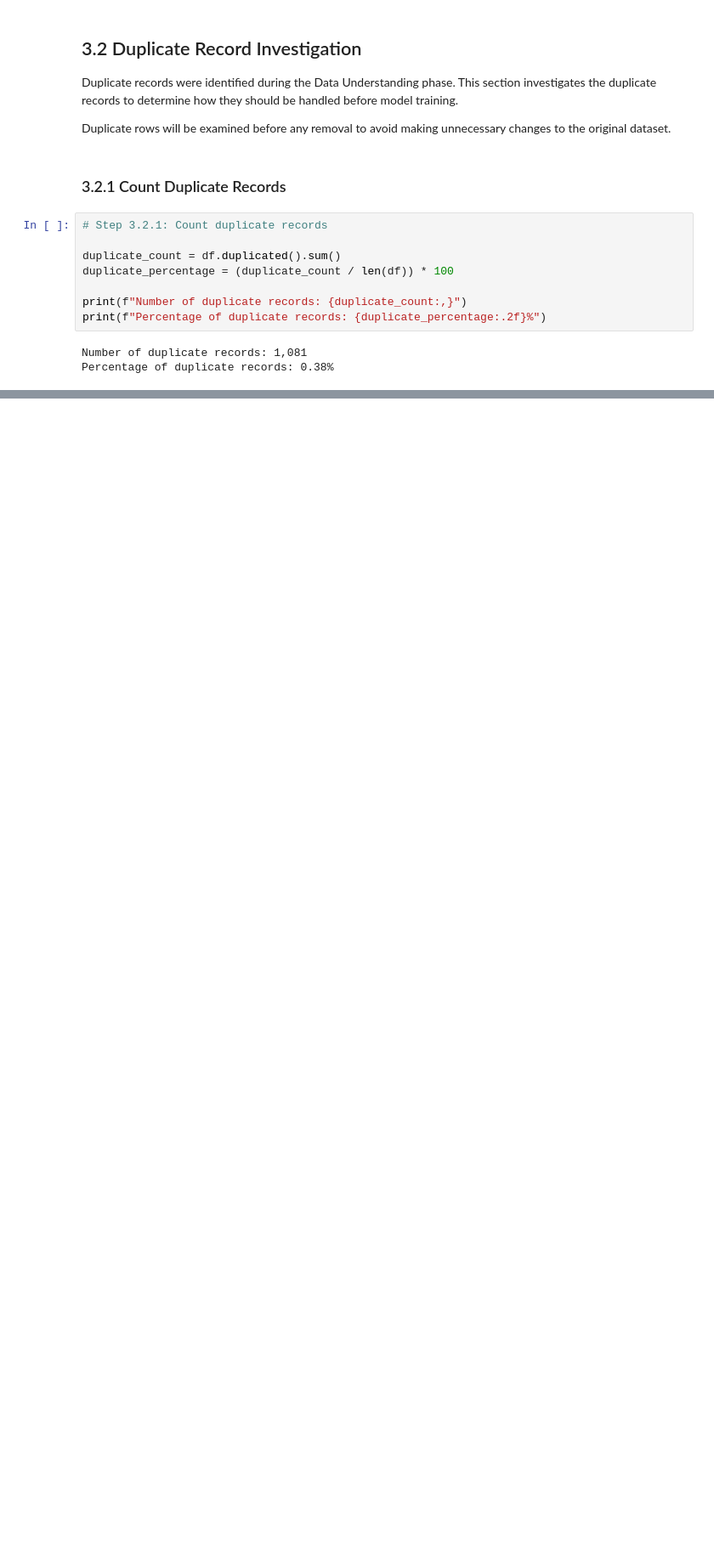
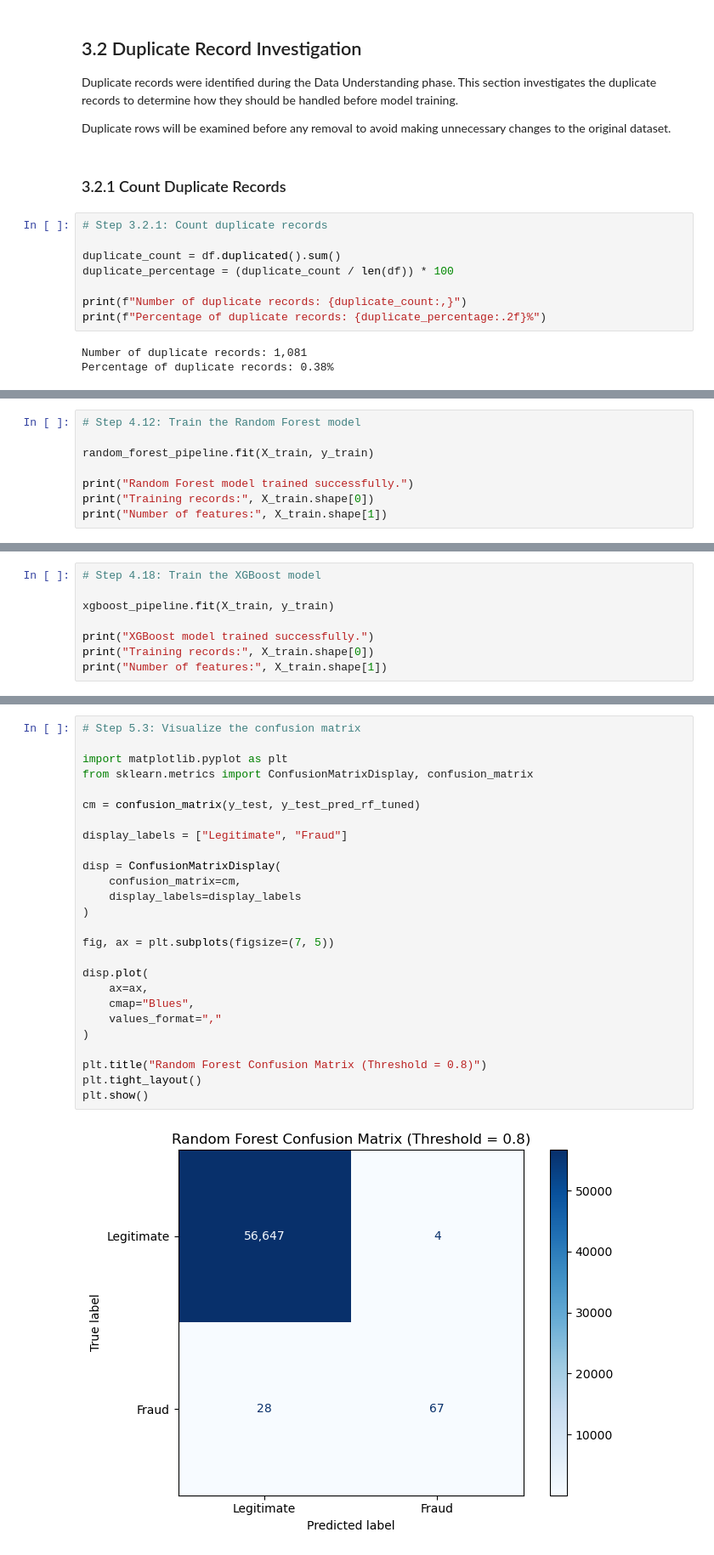
Before and after one commit to arnoldkirwa/credit-card-fraud-detection, a Jupyter notebook: notebooks/credit_card_fraud_detection.ipynb, the cells around one changed output, grey strips where cells are left out. Shown at 85% size. Drawn from its saved outputs; the diff is of its cells as text; blank space fills up the shorter version.

```diff
--- a/notebooks/credit_card_fraud_detection.ipynb
+++ b/notebooks/credit_card_fraud_detection.ipynb
@@ -847,0 +1792,8 @@ Percentage of duplicate records: 0.38%
+# %%
+# Step 4.12: Train the Random Forest model
+
+random_forest_pipeline.fit(X_train, y_train)
+
+print("Random Forest model trained successfully.")
+print("Training records:", X_train.shape[0])
+print("Number of features:", X_train.shape[1])
@@ -847,0 +1966,8 @@ Percentage of duplicate records: 0.38%
+# %%
+# Step 4.18: Train the XGBoost model
+
+xgboost_pipeline.fit(X_train, y_train)
+
+print("XGBoost model trained successfully.")
+print("Training records:", X_train.shape[0])
+print("Number of features:", X_train.shape[1])
@@ -847,0 +2635,28 @@ Percentage of duplicate records: 0.38%
+# %%
+# Step 5.3: Visualize the confusion matrix
+
+import matplotlib.pyplot as plt
+from sklearn.metrics import ConfusionMatrixDisplay, confusion_matrix
+
+cm = confusion_matrix(y_test, y_test_pred_rf_tuned)
+
+display_labels = ["Legitimate", "Fraud"]
+
+disp = ConfusionMatrixDisplay(
+    confusion_matrix=cm,
+    display_labels=display_labels
+)
+
+fig, ax = plt.subplots(figsize=(7, 5))
+
+disp.plot(
+    ax=ax,
+    cmap="Blues",
+    values_format=","
+)
+
+plt.title("Random Forest Confusion Matrix (Threshold = 0.8)")
+plt.tight_layout()
+plt.show()
+# %% [output]
+[figure, added]
```
Also changed, not shown: parts of 130 cells of this notebook, 4 other files.
